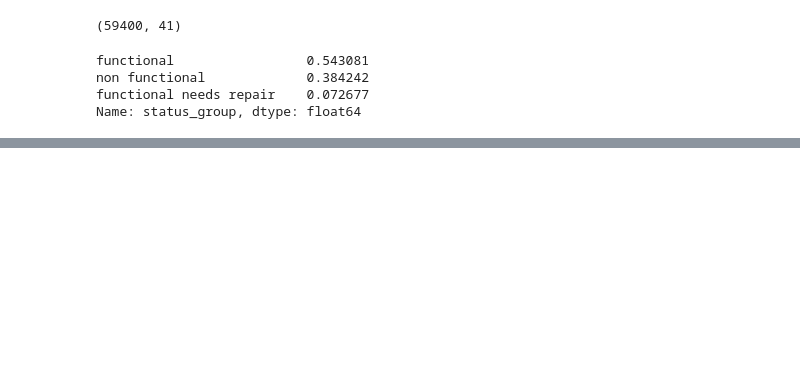
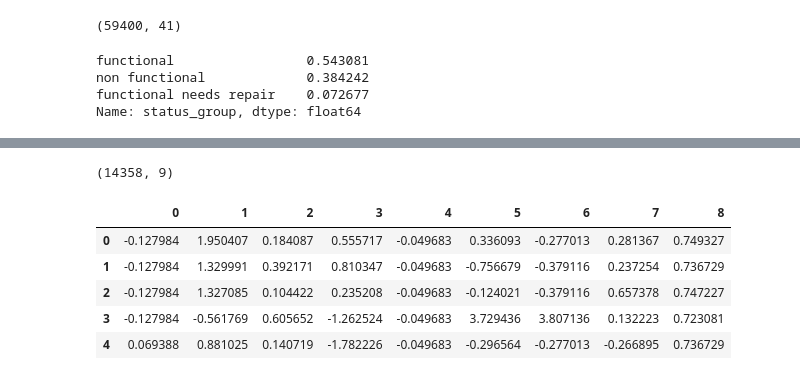
Before and after one commit to chadeowen/DS-Project-2---Predictive-Modeling, a Jupyter notebook: trial one.ipynb, the cells around one changed output, grey strips where cells are left out. Saved outputs shown, nothing was run; the diff lists cells and outputs as text; code cells hidden in the pictures; blank space fills up the shorter version.

```diff
--- a/trial one.ipynb
+++ b/trial one.ipynb
@@ -130,0 +159,19 @@ accuracy_score(y_test, y_pred)
+# %%
+# load test data and shape to same as X_train
+
+test = pd.read_csv('/Users/Chad/Downloads/test_features.csv')
+test = test.select_dtypes('number')
+test_X = test.drop(columns='id')
+test_X = scale(test_X)
+test_X = pd.DataFrame(test_X)
+
+print(test_X.shape)
+test_X.head()
+# %% [output]
+(14358, 9)
+|  | 0 | 1 | 2 | 3 | 4 | 5 | 6 | 7 | 8 |
+| 0 | -0.127984 | 1.950407 | 0.184087 | 0.555717 | -0.049683 | 0.336093 | -0.277013 | 0.281367 | 0.749327 |
+| 1 | -0.127984 | 1.329991 | 0.392171 | 0.810347 | -0.049683 | -0.756679 | -0.379116 | 0.237254 | 0.736729 |
+| 2 | -0.127984 | 1.327085 | 0.104422 | 0.235208 | -0.049683 | -0.124021 | -0.379116 | 0.657378 | 0.747227 |
+| 3 | -0.127984 | -0.561769 | 0.605652 | -1.262524 | -0.049683 | 3.729436 | 3.807136 | 0.132223 | 0.723081 |
+| 4 | 0.069388 | 0.881025 | 0.140719 | -1.782226 | -0.049683 | -0.296564 | -0.277013 | -0.266895 | 0.736729 |
```
Also changed, not shown: parts of 16 cells of this notebook.
